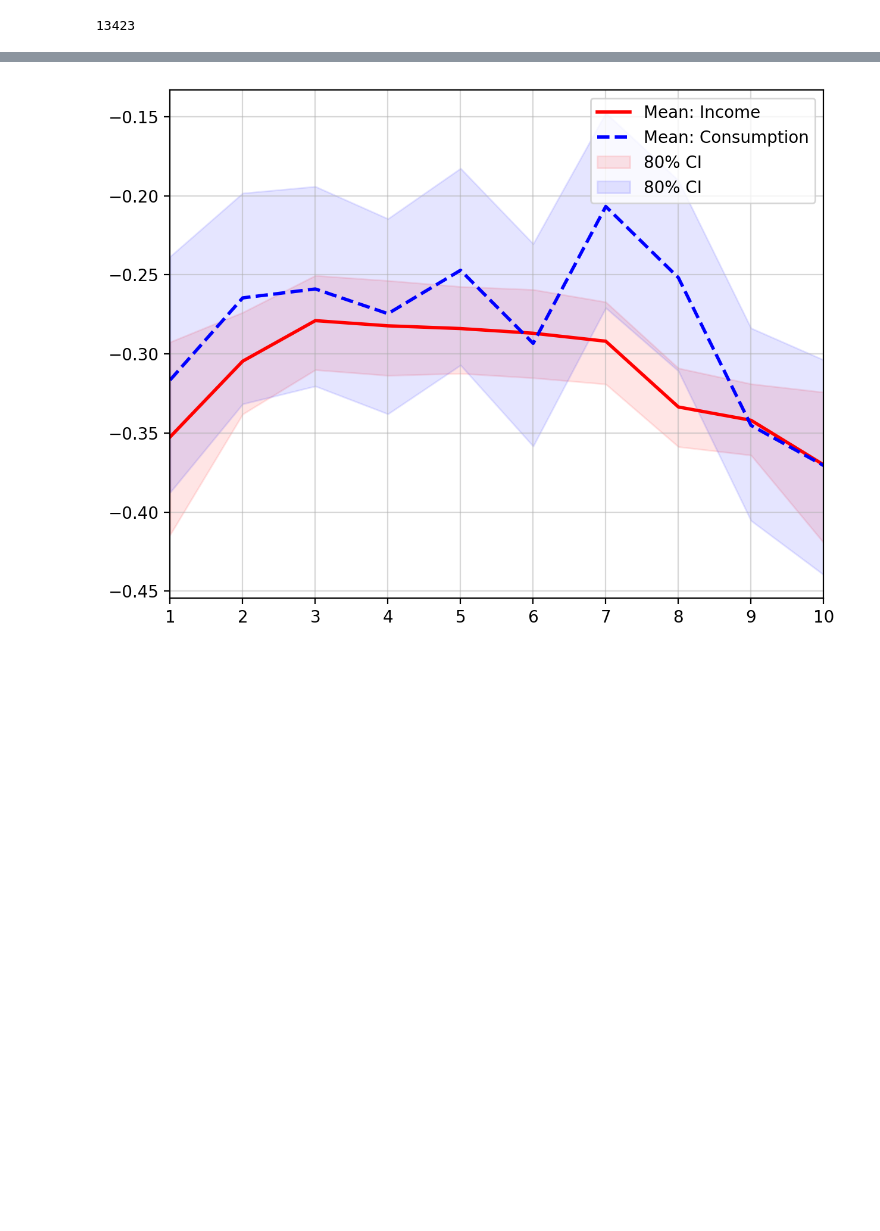
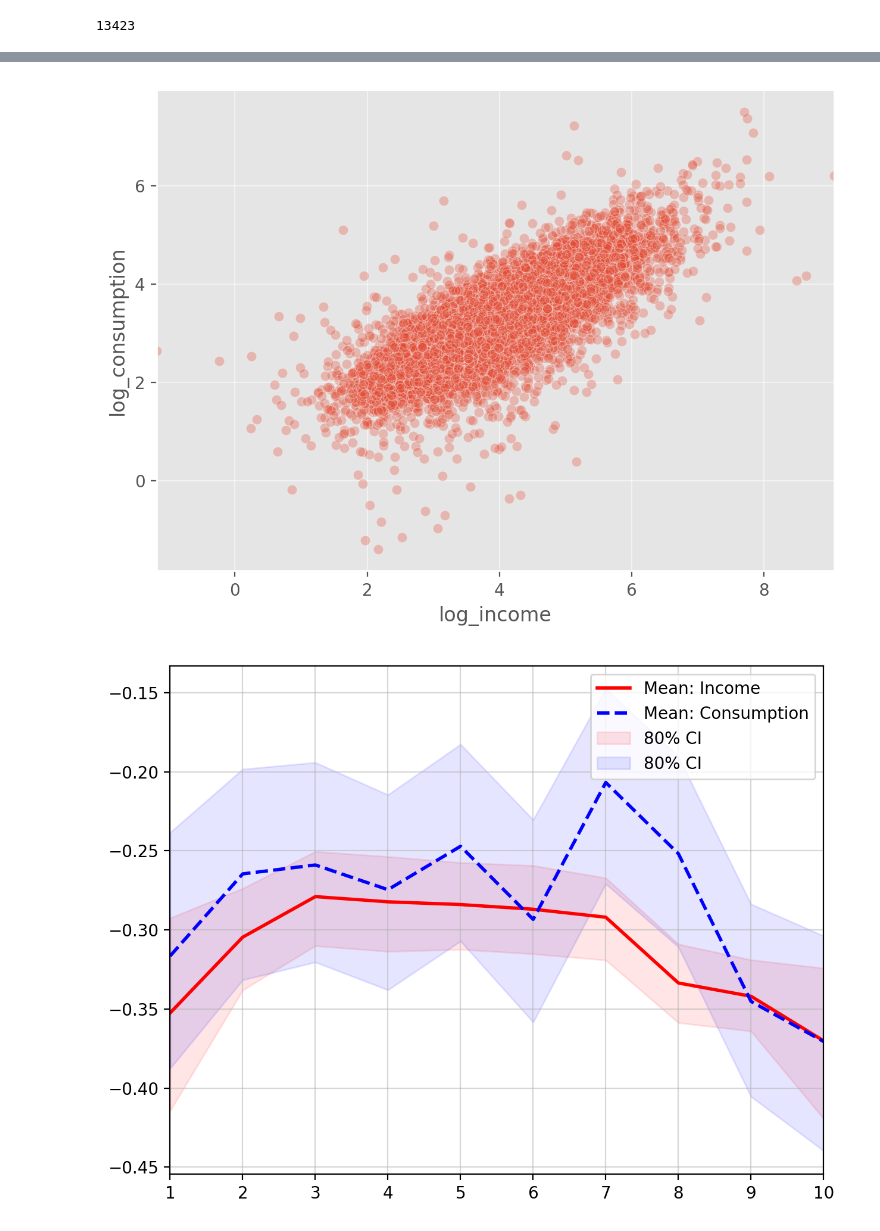
Before and after one commit to mjv2146/household-consumption, a Jupyter notebook: codenew/03_elasticities_94_96.ipynb, the cells around one changed output, grey strips where cells are left out. Saved outputs shown, nothing was run; the diff lists cells and outputs as text; code cells hidden in the pictures; blank space fills up the shorter version.

```diff
--- a/codenew/03_elasticities_94_96.ipynb
+++ b/codenew/03_elasticities_94_96.ipynb
@@ -95,3 +86,9 @@ df = df.merge(deciles[['hhid', 'Y', 'decile']], on=['hhid', 'Y'], how='outer')
+# %%
+plt.clf()
+sns.scatterplot(df, x='log_income', y='log_consumption', alpha=0.3)
+plt.show()
+# %% [output]
+[figure, added]
 # %%
 import statsmodels.api as sm
 import statsmodels.formula.api as smf
```
Also changed, not shown: parts of 8 cells of this notebook, 5 other files.
